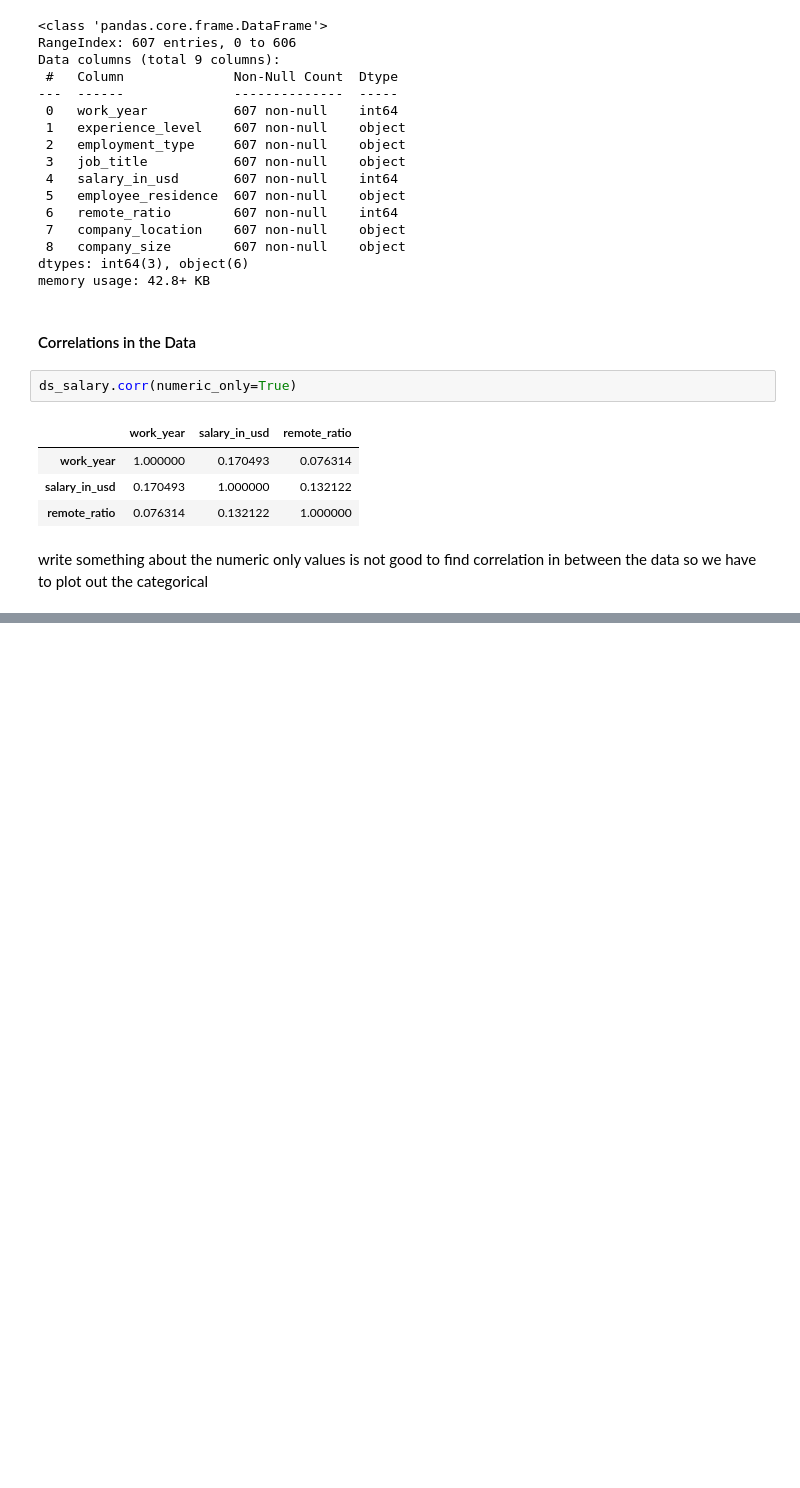
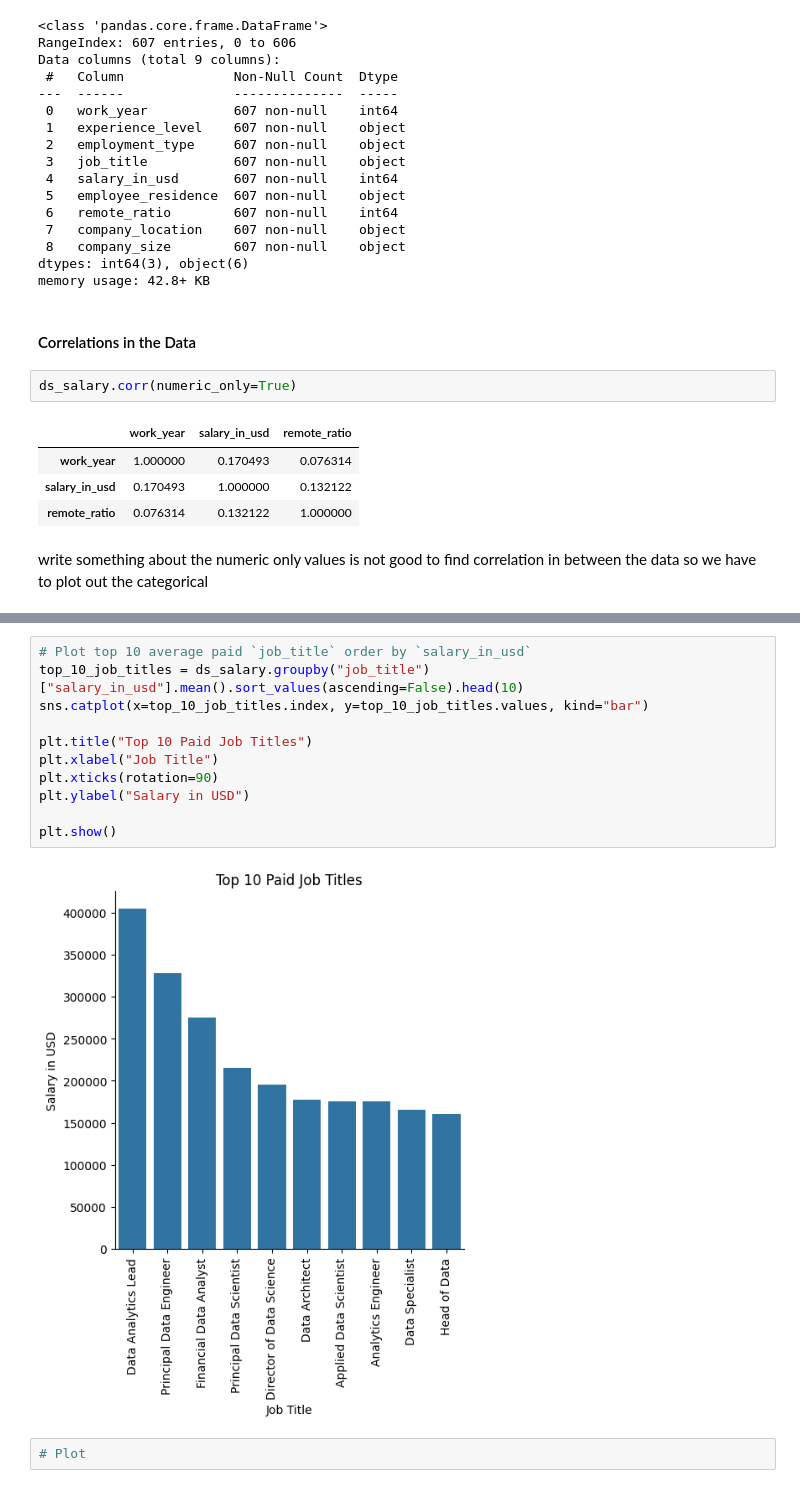
Before and after one commit to chriscolomb/seng474-project, a Jupyter notebook: notebook.ipynb, the cells around one changed output, grey strips where cells are left out. Cells and saved outputs as stored; diff of their text form; blank space fills up the shorter version.

```diff
--- a/notebook.ipynb
+++ b/notebook.ipynb
@@ -278,0 +295,15 @@ plt.show()
+# %%
+# Plot top 10 average paid `job_title` order by `salary_in_usd`
+top_10_job_titles = ds_salary.groupby("job_title")["salary_in_usd"].mean().sort_values(ascending=False).head(10)
+sns.catplot(x=top_10_job_titles.index, y=top_10_job_titles.values, kind="bar")
+
+plt.title("Top 10 Paid Job Titles")
+plt.xlabel("Job Title")
+plt.xticks(rotation=90)
+plt.ylabel("Salary in USD")
+
+plt.show()
+# %% [output]
+[figure, added]
+# %%
+# Plot
```
Also changed, not shown: parts of 3 cells of this notebook.
